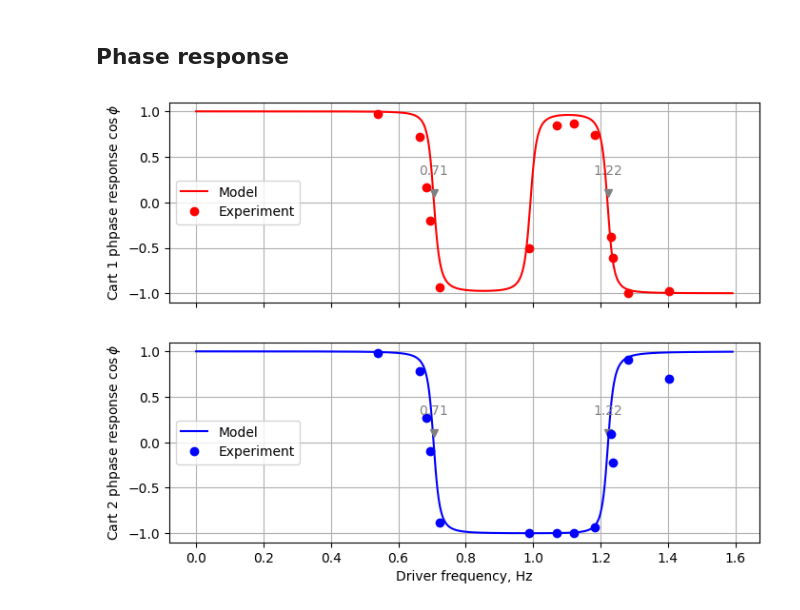
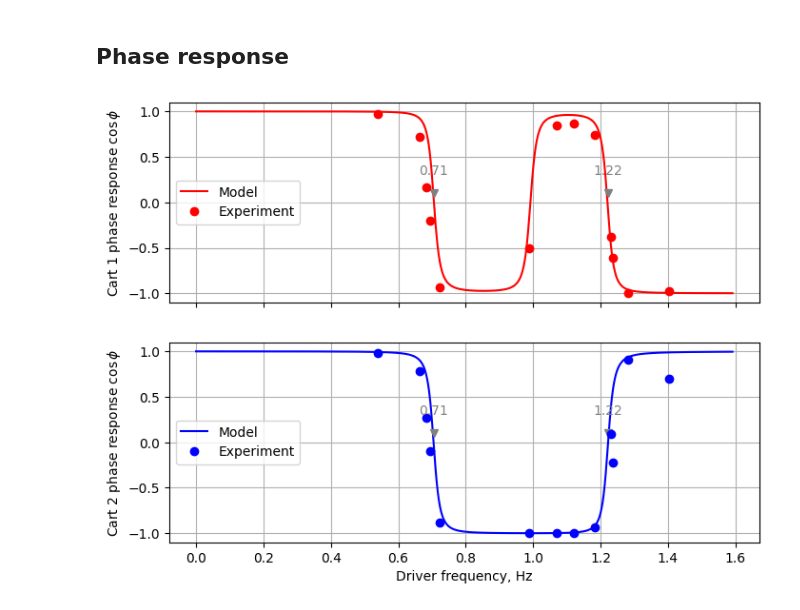
Before and after one commit to evgeny-kolonsky/Lab3_Coupled_Oscillator, a Jupyter notebook: Lab3_Oscillator_Experiment.ipynb, the cells around one changed output. Cells and saved outputs as stored; diff of their text form; code cells hidden in the pictures.

```diff
--- a/Lab3_Oscillator_Experiment.ipynb
+++ b/Lab3_Oscillator_Experiment.ipynb
@@ -441,17 +441,17 @@ for i in [0,1]:
 # Experiment points
 for name in names:
   url = f'https://raw.githubusercontent.com/evgeny-kolonsky/Lab3_Coupled_Oscillator/main/2611/2/r2_{name}.txt'
-  t, x1, x2, x3 = get_signal(url, show=False)
+  t, xdriver, x1, x2 = get_signal(url, show=False)
   # get driver frequency
-  fw = np.append(fw, get_frequency(t, x1)[0])
+  fw = np.append(fw, get_frequency(t, xdriver)[0])
   # get driver amplitude
-  _, amps = get_peaks(t, x1)
+  _, amps = get_peaks(t, xdriver)
   eta = np.mean(amps)
   # get mass1 amplitude
-  _, amps = get_peaks(t, x2)
+  _, amps = get_peaks(t, x1)
   c1 = np.append(c1, np.mean(amps)/eta)
   # get mass2 amplitude
-  _, amps = get_peaks(t, x3)
+  _, amps = get_peaks(t, x2)
   c2 = np.append(c2, np.mean(amps)/eta)
 
 axes[0].plot(fw, c1, 'o', c=colors[0], label='Experiment')
@@ -488,32 +488,32 @@ for i in [0,1]:
   axes[i].plot(omegas/pi2, model_cos[i],  c=colors[i], label=f'Model')
   # mark natural freqs
   for nat in omega_theor/pi2:
     axes[i].plot(nat, 0.1, color='gray', marker="v")
     axes[i].annotate(f'{nat:.2f}', xy=(nat, 0.3),  color='gray', ha='center')
 
 # Experiment points
 for name in names:
   url = f'https://raw.githubusercontent.com/evgeny-kolonsky/Lab3_Coupled_Oscillator/main/2611/2/r2_{name}.txt'
   t, xdriver, x1, x2 = get_signal(url, show=False)
   # get driver frequency
   fw = np.append(fw, get_frequency(t, xdriver)[0])
   cos1 = np.append(cos1, get_cosine(xdriver, x1))
   cos2 = np.append(cos2, get_cosine(xdriver, x2))
 
 axes[0].plot(fw, cos1, 'o', c=colors[0], label='Experiment')
 axes[1].plot(fw, cos2, 'o', c=colors[1], label='Experiment')
 
 # common settings
 for i in [0,1]:
   axes[i].grid()
   axes[i].legend(loc='center left')
-  axes[i].set_ylabel(f'Cart {i+1} phpase response $\cos\phi$')
+  axes[i].set_ylabel(f'Cart {i+1} phase response $\cos\phi$')
   #plt.ylim(0, np.max(c1)*1.1)
   #plt.yticks(np.arange(0, np.max(c1)*1.1))
   #plt.xlim(0, np.max(omegas/pi2))
 
 plt.xlabel(r'Driver frequency, Hz')
 #plt.xlim(0, 1.4)
 plt.show();
 # %% [output]
-[figure, old version]
+[figure, new version]
```
